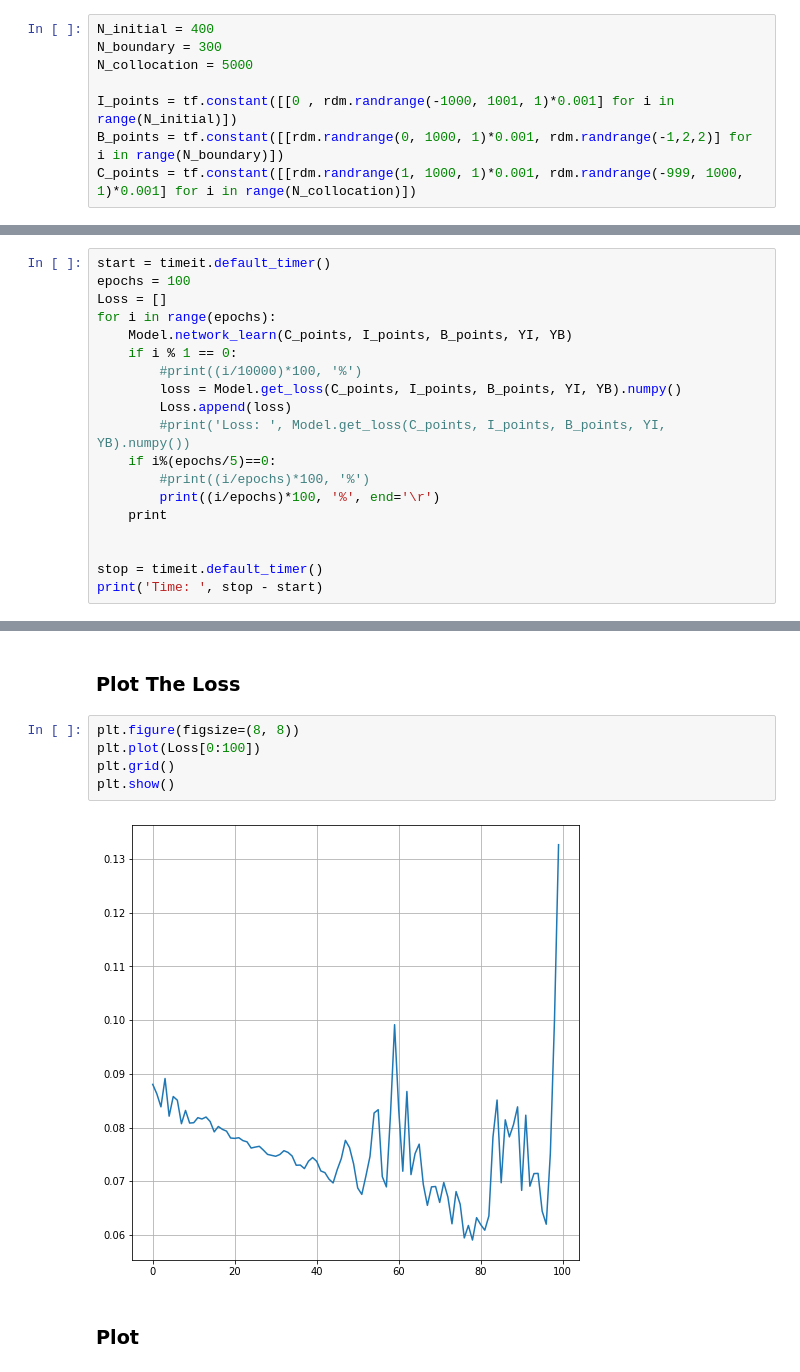
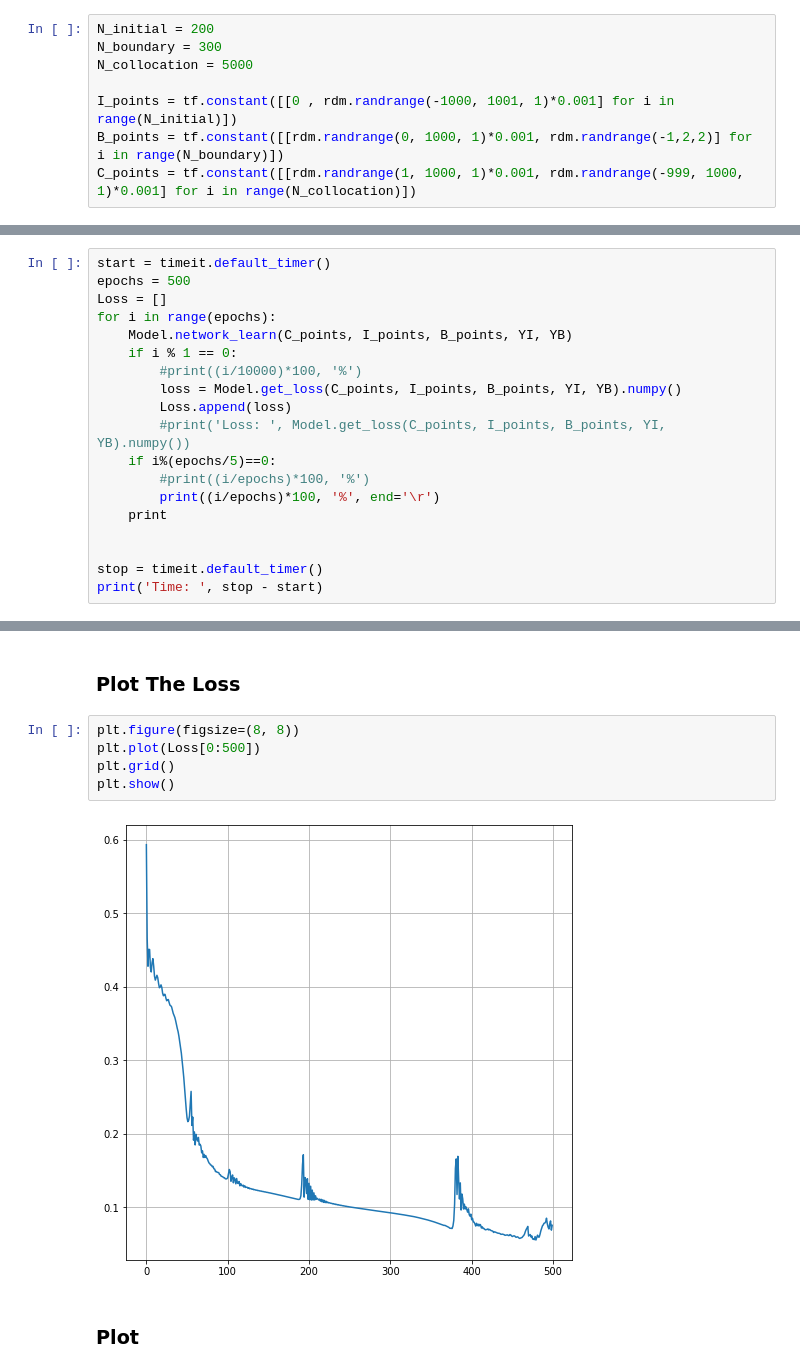
Before and after one commit to Ricvalp/ML_DynamicalSystems, a Jupyter notebook: Code/RaissiEtAltri.ipynb, the cells around one changed output, grey strips where cells are left out. Drawn from its saved outputs; the diff is of its cells as text.

```diff
--- a/Code/RaissiEtAltri.ipynb
+++ b/Code/RaissiEtAltri.ipynb
@@ -115,7 +115,7 @@ Model = custom_model()
 # %% [markdown]
 ### Training Set
 # %%
-N_initial = 400
+N_initial = 200
 N_boundary = 300
 N_collocation = 5000
 
@@ -159,7 +159,7 @@ plt.show()
 ### Training
 # %%
 start = timeit.default_timer()
-epochs = 100
+epochs = 500
 Loss = []
 for i in range(epochs):
     Model.network_learn(C_points, I_points, B_points, YI, YB)
@@ -182,11 +182,11 @@ Time:  2.8232743999997183
 ### Plot The Loss
 # %%
 plt.figure(figsize=(8, 8))
-plt.plot(Loss[0:100])
+plt.plot(Loss[0:500])
 plt.grid()
 plt.show()
 # %% [output]
-[figure, old version]
+[figure, new version]
 # %% [markdown]
 ### Plot
 # %%
```
Also changed, not shown: parts of 5 cells of this notebook, 3 other files.
